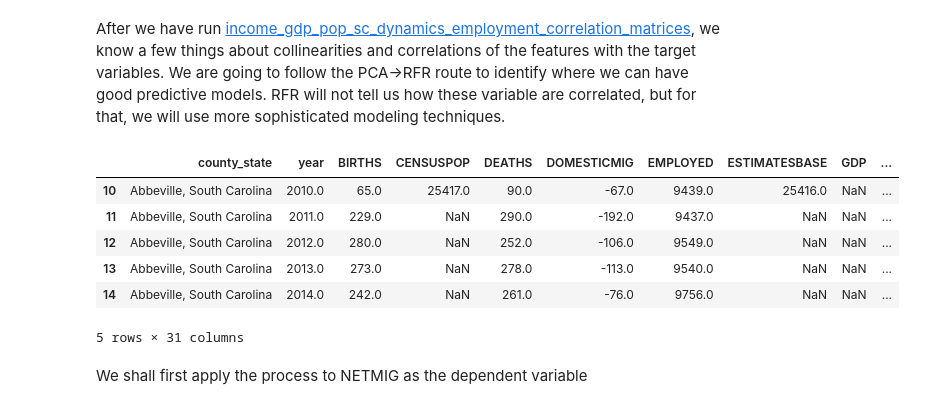
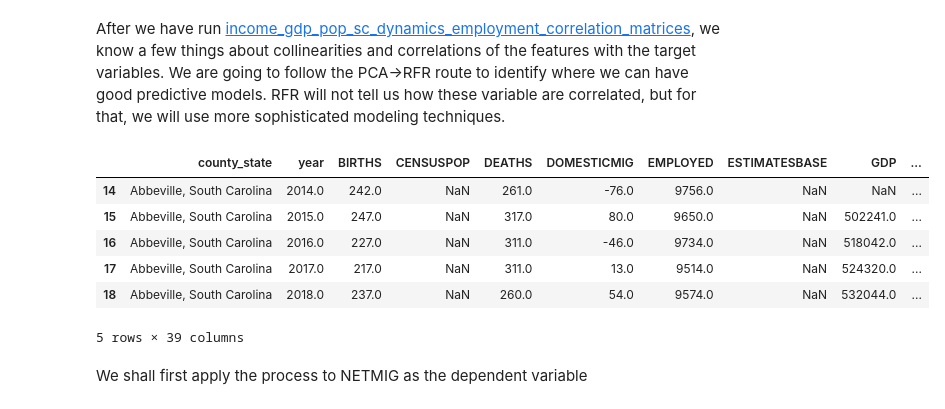
Before and after one commit to chemodan/phdchemodan, a Jupyter notebook: INFORMS2020/python/migration_pca_rfr.ipynb, the cells around one changed output. Cells and saved outputs as stored; diff of their text form; code cells hidden in the pictures.

```diff
--- a/INFORMS2020/python/migration_pca_rfr.ipynb
+++ b/INFORMS2020/python/migration_pca_rfr.ipynb
@@ -24,18 +24,18 @@ populationFile = helpers.mFiles["pop"]
 suicideFile = helpers.mFiles["sc"]
 employFile = helpers.mFiles["emp"]
 # %%
-compiledFile = MYDIR + "hhi_gdp_pop_sc_emp_yr__preparing_for_modeling.csv"
+compiledFile = MYDIR + "hhi_gdp_pop_sc_emp_ed_yr__preparing_for_modeling.csv"
 rawData = pd.read_csv(compiledFile)
-myData = rawData.loc[rawData["year"] >= 2010.0]
+myData = rawData.loc[rawData["year"] >= 2014.0]
 myData.head()
 # %% [output]
 |  | county_state | year | BIRTHS | CENSUSPOP | DEATHS | DOMESTICMIG | EMPLOYED | ESTIMATESBASE | GDP | ... |
-| 10 | Abbeville, South Carolina | 2010.0 | 65.0 | 25417.0 | 90.0 | -67.0 | 9439.0 | 25416.0 | NaN | ... |
-| 11 | Abbeville, South Carolina | 2011.0 | 229.0 | NaN | 290.0 | -192.0 | 9437.0 | NaN | NaN | ... |
-| 12 | Abbeville, South Carolina | 2012.0 | 280.0 | NaN | 252.0 | -106.0 | 9549.0 | NaN | NaN | ... |
-| 13 | Abbeville, South Carolina | 2013.0 | 273.0 | NaN | 278.0 | -113.0 | 9540.0 | NaN | NaN | ... |
 | 14 | Abbeville, South Carolina | 2014.0 | 242.0 | NaN | 261.0 | -76.0 | 9756.0 | NaN | NaN | ... |
+| 15 | Abbeville, South Carolina | 2015.0 | 247.0 | NaN | 317.0 | 80.0 | 9650.0 | NaN | 502241.0 | ... |
+| 16 | Abbeville, South Carolina | 2016.0 | 227.0 | NaN | 311.0 | -46.0 | 9734.0 | NaN | 518042.0 | ... |
+| 17 | Abbeville, South Carolina | 2017.0 | 217.0 | NaN | 311.0 | 13.0 | 9514.0 | NaN | 524320.0 | ... |
+| 18 | Abbeville, South Carolina | 2018.0 | 237.0 | NaN | 260.0 | 54.0 | 9574.0 | NaN | 532044.0 | ... |
-5 rows × 31 columns
+5 rows × 39 columns
 # %% [markdown]
 We shall first apply the process to NETMIG as the dependent variable
 # %%
```
Also changed, not shown: parts of 8 cells of this notebook, 1 other file.
